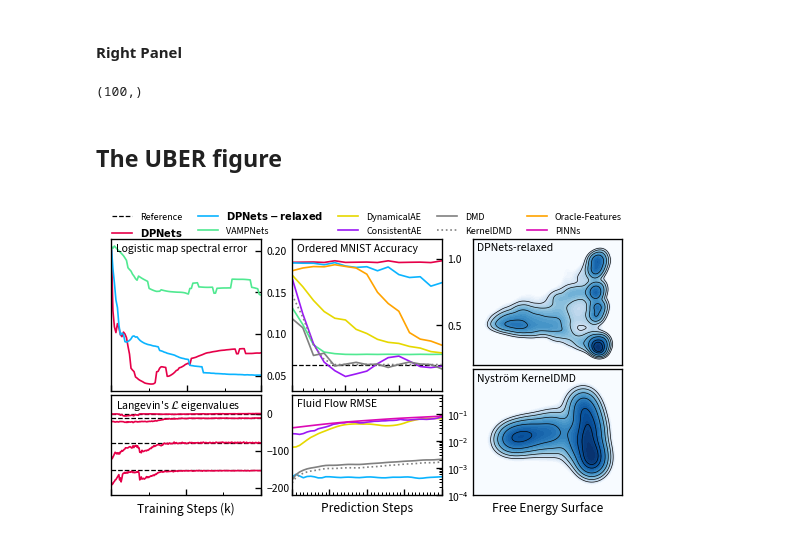
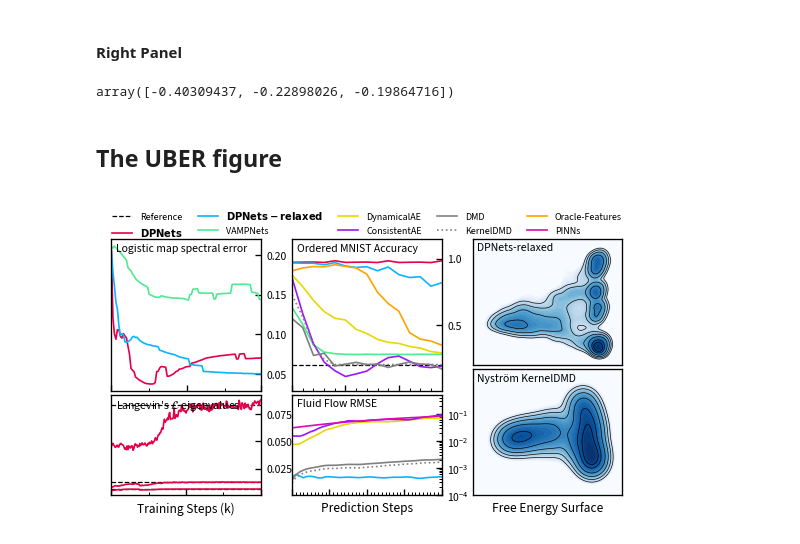
Before and after one commit to pietronvll/DPNets, a Jupyter notebook: figures/uber_fig.ipynb, the cells around one changed output. Drawn from its saved outputs; the diff is of its cells as text; code cells hidden in the pictures.

```diff
--- a/figures/uber_fig.ipynb
+++ b/figures/uber_fig.ipynb
@@ -62,7 +62,9 @@ for filename in os.listdir(results_path):
         _tmp[model_name] = []
     with open(results_path / filename, 'rb') as f:
         restored = pickle.load(f)
-    _tmp[model_name].append(restored)
+    if len(restored) == 100:
+        _tmp[model_name].append(restored)
+    #_tmp[model_name].append(restored)
 
 LOGISTIC = {}
 for model_name, model_data in _tmp.items():
@@ -138,10 +140,10 @@ for model_name in ["DPNets", "Nystrom-PCR",]:
         "data": _tmp["data"],
         "x": _tmp["x"],
     }
-# %%
-LOGISTIC['DPNets']['data'].shape
-# %% [output]
-(100,)
+# %%
+implied_timescale(LANGEVIN['hlines'][1:])
+# %% [output]
+array([-0.40309437, -0.22898026, -0.19864716])
 # %% [markdown]
 ## The UBER figure
 # %%
@@ -168,13 +170,16 @@ ax_logistic.yaxis.tick_right()
 
 # Langevin
 ax_langevin = fig.add_subplot(gs[7:, 0])
-for v in LANGEVIN['hlines']:
-    ax_langevin.axhline(v, color='k', linewidth=0.75, linestyle='dashed', label='Reference')
-ax_langevin.plot(LANGEVIN['x'], LANGEVIN['data'], label='Eigenvalues', **model_styles['DPNets'])
+def implied_timescale(l):
+    return 1 / np.abs(l)
+
+for v in LANGEVIN['hlines'][1:]:
+    ax_langevin.axhline(implied_timescale(v), color='k', linewidth=0.75, linestyle='dashed', label='Reference')
+ax_langevin.plot(LANGEVIN['x'], implied_timescale(LANGEVIN['data'])[:, 1:], label='Eigenvalues', **model_styles['DPNets'])
 
 ax_langevin.set(**{
     'xlabel': 'Training Steps (k)',
-    'ylim': (-220, 50),
+    #'ylim': (-220, 50),
     'xticks': [0, 1000, 2000],
     'xmargin': 0
 })
@@ -235,31 +240,31 @@ ax_chignolin_dp.text(pad, 1 - pad, 'DPNets-relaxed', transform=ax_chignolin_dp.t
 
 # Chignolin - Nystrom-PCR
 ax_chignolin_nys = fig.add_subplot(gs[6:, 2])
 x, fes = FES['Nystrom-PCR']['x'], FES['Nystrom-PCR']['data']
 ax_chignolin_nys.tricontourf(x[:, 0], x[:, 1], fes, levels = np.linspace(0, 20, 100), cmap='Blues_r', vmax=6.5);
 ax_chignolin_nys.tricontour(x[:, 0], x[:, 1], fes, levels = [0.5, 1, 2, 3, 4, 5], linewidths=0.4, colors='k');
 ax_chignolin_nys.set(**{
     'xticks': [],
     'yticks': [],
     'xlabel': 'Free Energy Surface',
 })
 ax_chignolin_nys.text(pad, 1 - pad, 'Nyström KernelDMD', transform=ax_chignolin_nys.transAxes, fontsize=caption_size, verticalalignment='top')
 
 # Legend
 ax_legend = fig.add_subplot(gs[0, :])
 ax_legend.axis('off')
 # Join all handles and labels
 handles, labels = ax_ordered_mnist.get_legend_handles_labels()
 for (h, l) in zip(*ax_fluid_flow.get_legend_handles_labels()):
     if l not in labels:
         handles.append(h)
         labels.append(l)
 for l_id, l in enumerate(labels):
     if l == 'DPNets':
         labels[l_id] = r'$\bf{DPNets}$'
     elif l == 'DPNets-relaxed':
         labels[l_id] = r'$\bf{DPNets-relaxed}$'
 ax_legend.legend(handles, labels, loc='center', ncol=5, frameon=False, fontsize=6, columnspacing=1.5)
 fig.savefig('dpnets.pdf', bbox_inches='tight', dpi=300)
 # %% [output]
-[figure, old version]
+[figure, new version]
```
Also changed, not shown: 13 other files.
